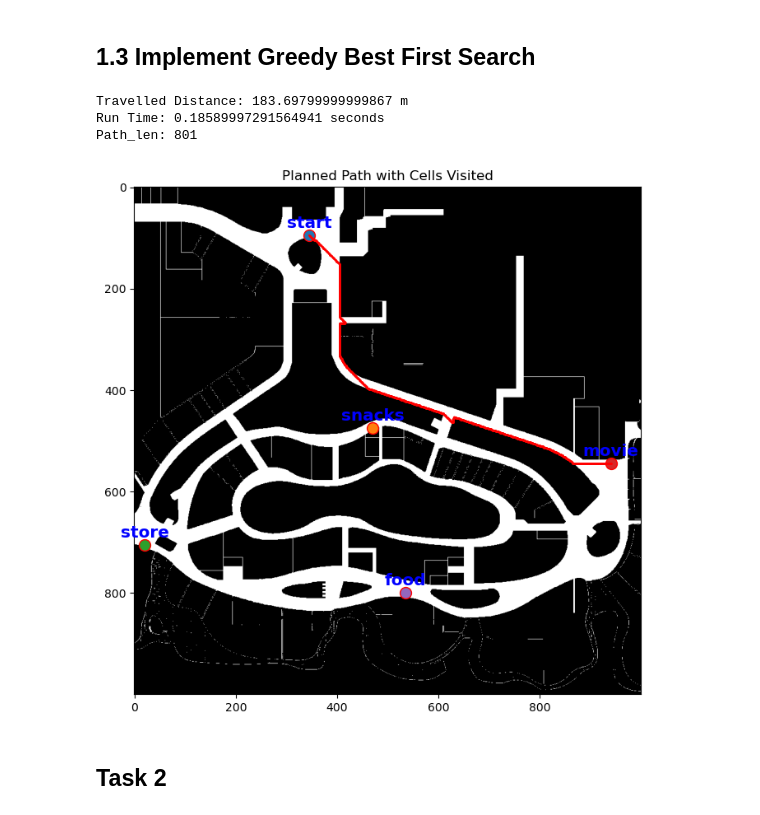
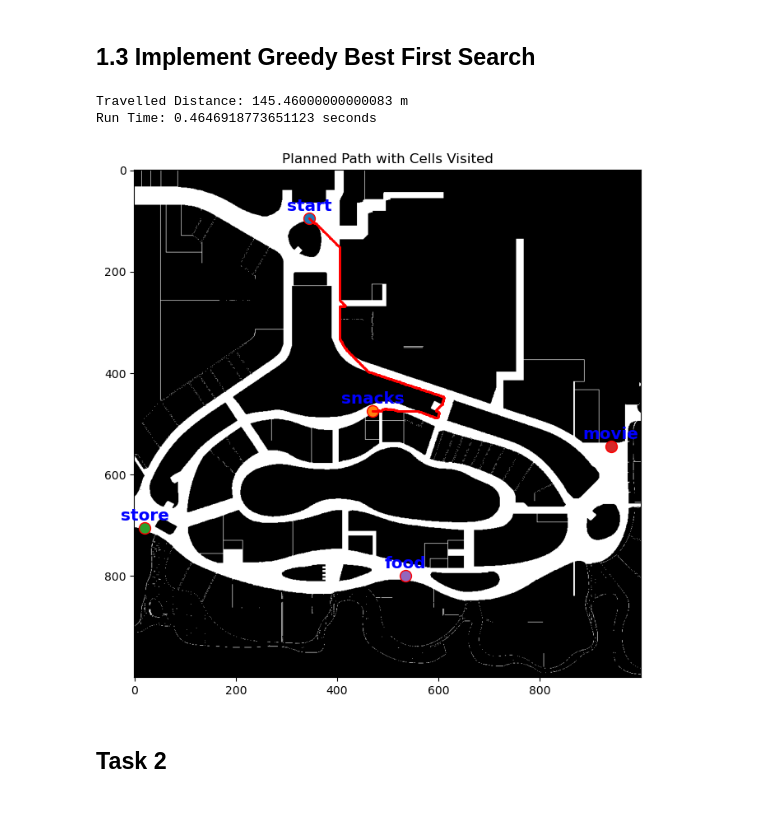
Before and after one commit to huangyqs123/ME5413_HW3, a Jupyter notebook: HW3_Task1&2/homework3.ipynb, the cells around one changed output. Cells and saved outputs as stored; diff of their text form; code cells hidden in the pictures.

```diff
--- a/HW3_Task1&2/homework3.ipynb
+++ b/HW3_Task1&2/homework3.ipynb
@@ -62,0 +63,4 @@ Cell food is free: True
+# %%
+# Start and End positions
+start_position = tuple(locations['start'])
+end_position = tuple(locations['snacks'])
@@ -122,7 +128,7 @@ def a_star(start, goal, grid_map):
 
 # Finding path from start to store
 start_time = time.time()
-path = a_star(tuple(locations['start']), tuple(locations['movie']), grid_map)
+path = a_star(start_position, end_position, grid_map)
 total_distance = calculate_distance(path)
 end_time = time.time()
 print("Travelled Distance:", total_distance, "m")
@@ -183,7 +188,7 @@ def dijkstra(start, goal, grid_map):
     return None
 
 start_time = time.time()
-path = dijkstra(tuple(locations['start']), tuple(locations['movie']), grid_map)
+path = dijkstra(start_position, end_position, grid_map)
 total_distance = calculate_distance(path)
 end_time = time.time()
 print("Travelled Distance:", total_distance, "m")
@@ -231,37 +235,36 @@ def greedy_best_first_search(start, goal, grid_map):
                 neighbor = (current[0] + dx, current[1] + dy)
                 if not is_valid(neighbor, grid_map):
                     continue
 
                 if neighbor not in f_score:
                     came_from[neighbor] = current
                     f_score[neighbor] = heuristic_function(neighbor, goal)
                     if neighbor not in open_set:
                         open_set.add(neighbor)
 
     return None
 
 start_time = time.time()
-path = greedy_best_first_search(tuple(locations['start']), tuple(locations['movie']), grid_map)
+path = greedy_best_first_search(start_position, end_position, grid_map)
 end_time = time.time()
 
 total_distance = calculate_distance(path)
 print("Travelled Distance:", total_distance, "m")
 print("Run Time:", end_time - start_time, "seconds")
 # print("Path_len:", len(path))
 
 # Visualization
 plt.figure(figsize=(8, 8))
 plt.imshow(grid_map_img, cmap='gray')
 plot_locations(locations, color='blue')
 if path:
     path_x, path_y = zip(*path)
     plt.plot(path_x, path_y, marker='o', color='red', markersize=1, linestyle='-')
 plt.title('Planned Path with Cells Visited')
 plt.show()
 # %% [output]
-Travelled Distance: 183.69799999999867 m
-Run Time: 0.18589997291564941 seconds
-Path_len: 801
+Travelled Distance: 145.46000000000083 m
+Run Time: 0.4646918773651123 seconds
-[figure, old version]
+[figure, new version]
 # %% [markdown]
 ## Task 2
```
Also changed, not shown: parts of 4 cells of this notebook.
